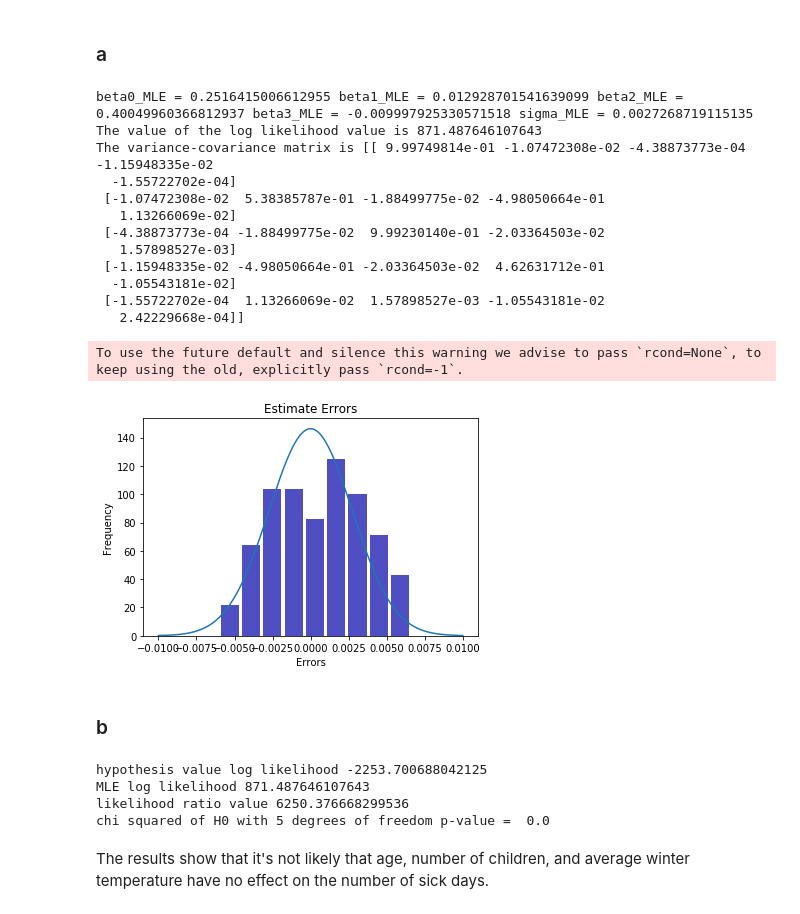
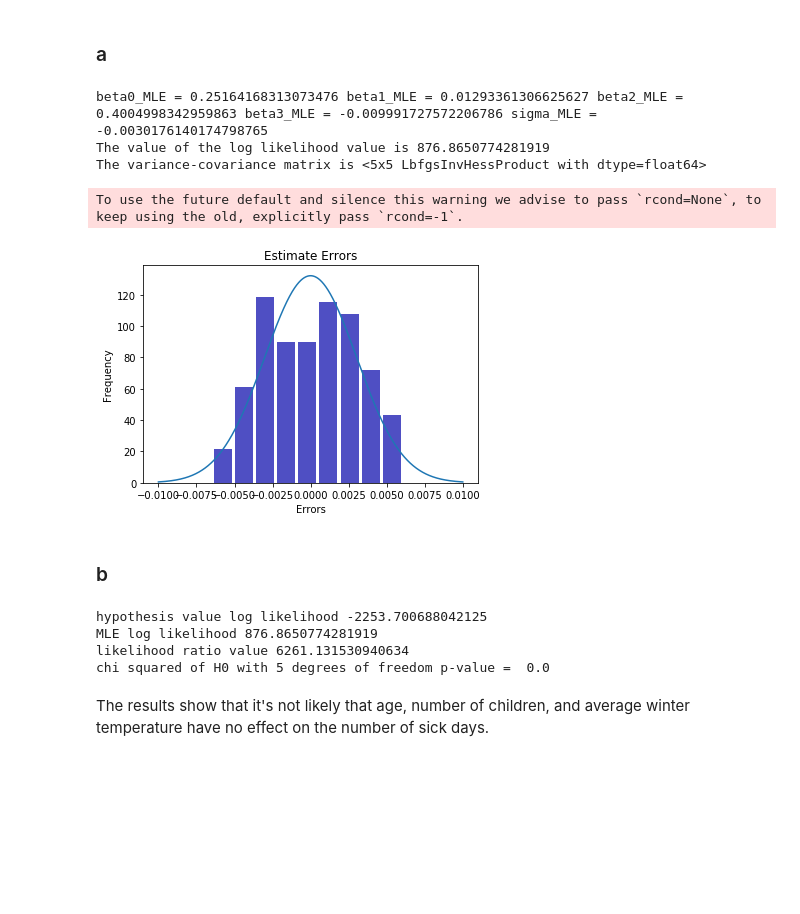
Before and after one commit to zeyuxu1997/persp-model-econ_W19, a Jupyter notebook: ProblemSets/PS4/hw4.ipynb, the cells around one changed output. Cells and saved outputs as stored; diff of their text form; code cells hidden in the pictures; blank space fills up the shorter version.

```diff
--- a/ProblemSets/PS4/hw4.ipynb
+++ b/ProblemSets/PS4/hw4.ipynb
@@ -142,7 +132,7 @@ def new_crit(params, *args):
     neg_log_lik_val = -log_lik_val
     return neg_log_lik_val
 Data = []
-with open('sick.txt') as f:
+with open('data/sick.txt') as f:
     for line in f:
         line = line.strip()
         data = line.split(',')
@@ -150,47 +140,38 @@ with open('sick.txt') as f:
 Data.pop(0)
 for i in range(len(Data)):
     Data[i] = [float(x) for x in Data[i]]
 Data = np.array(Data)
 new_Data = np.ones_like(Data)
 new_Data[:,1:] = Data[:,1:]
 beta0_init, beta1_init, beta2_init, beta3_init = np.linalg.lstsq(new_Data,Data[:,0])[0]
 sigma_init = 0.01
 parameters_init = np.array([beta0_init, beta1_init, beta2_init, beta3_init, sigma_init])
-results2 = opt.minimize(new_crit, parameters_init, args=(Data))
+results2 = opt.minimize(new_crit, parameters_init, args=(Data),tol=1e-14, method='L-BFGS-B')
 beta0_MLE, beta1_MLE, beta2_MLE, beta3_MLE, sigma_MLE = results2.x
 new_LLV_MLE = log_lik_norm(Data, beta0_MLE, beta1_MLE, beta2_MLE, beta3_MLE, sigma_MLE)
 new_VCV_MLE = results2.hess_inv
 print('beta0_MLE =',beta0_MLE,
       'beta1_MLE =',beta1_MLE,
       'beta2_MLE =',beta2_MLE,
       'beta3_MLE =',beta3_MLE,
       'sigma_MLE =',sigma_MLE)
 print('The value of the log likelihood value is', new_LLV_MLE)
 print('The variance-covariance matrix is', new_VCV_MLE)
 Error = Data[:,0] - beta0_MLE - beta1_MLE*Data[:,1] - beta2_MLE*Data[:,2] - beta3_MLE*Data[:,3]
 X2 = np.linspace(-0.01,0.01,10001)
 fig,ax = plt.subplots()
 ax.set_xlabel('Errors')
 ax.set_ylabel('Frequency')
 ax.set_title('Estimate Errors')
 ax.plot(X2, norm_pdf(X2,sigma_MLE))
 ax.hist(x=Error, bins='auto', color='#0504aa', alpha=0.7, rwidth=0.85, normed = True)
 plt.show()
 # %% [output]
-beta0_MLE = 0.2516415006612955 beta1_MLE = 0.012928701541639099 beta2_MLE = 0.40049960366812937 beta3_MLE = -0.009997925330571518 sigma_MLE = 0.0027268719115135
-The value of the log likelihood value is 871.487646107643
-The variance-covariance matrix is [[ 9.99749814e-01 -1.07472308e-02 -4.38873773e-04 -1.15948335e-02
-  -1.55722702e-04]
- [-1.07472308e-02  5.38385787e-01 -1.88499775e-02 -4.98050664e-01
-   1.13266069e-02]
- [-4.38873773e-04 -1.88499775e-02  9.99230140e-01 -2.03364503e-02
-   1.57898527e-03]
- [-1.15948335e-02 -4.98050664e-01 -2.03364503e-02  4.62631712e-01
-  -1.05543181e-02]
- [-1.55722702e-04  1.13266069e-02  1.57898527e-03 -1.05543181e-02
-   2.42229668e-04]]
+beta0_MLE = 0.25164168313073476 beta1_MLE = 0.01293361306625627 beta2_MLE = 0.4004998342959863 beta3_MLE = -0.009991727572206786 sigma_MLE = -0.0030176140174798765
+The value of the log likelihood value is 876.8650774281919
+The variance-covariance matrix is <5x5 LbfgsInvHessProduct with dtype=float64>
 To use the future default and silence this warning we advise to pass `rcond=None`, to keep using the old, explicitly pass `rcond=-1`.
-[figure, old version]
+[figure, new version]
 # %% [markdown]
 ### b
 # %%
@@ -205,8 +186,8 @@ pval_h0 = 1.0 - sts.chi2.cdf(LR_val, 5)
 print('chi squared of H0 with 5 degrees of freedom p-value = ', pval_h0)
 # %% [output]
 hypothesis value log likelihood -2253.700688042125
-MLE log likelihood 871.487646107643
-likelihood ratio value 6250.376668299536
+MLE log likelihood 876.8650774281919
+likelihood ratio value 6261.131530940634
 chi squared of H0 with 5 degrees of freedom p-value =  0.0
 # %% [markdown]
 The results show that it's not likely that age, number of children, and average winter temperature have no effect on the number of sick days.
```
Also changed, not shown: parts of 7 cells of this notebook, 3 other files.
